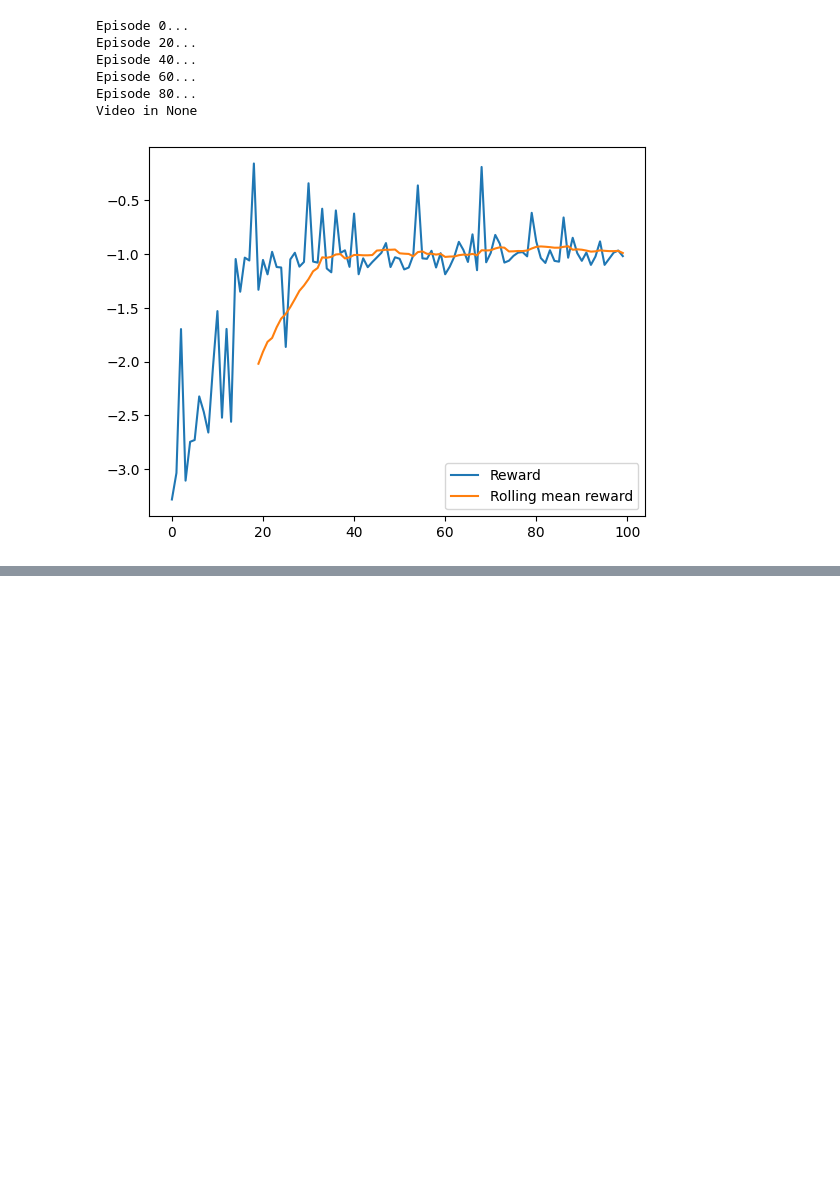
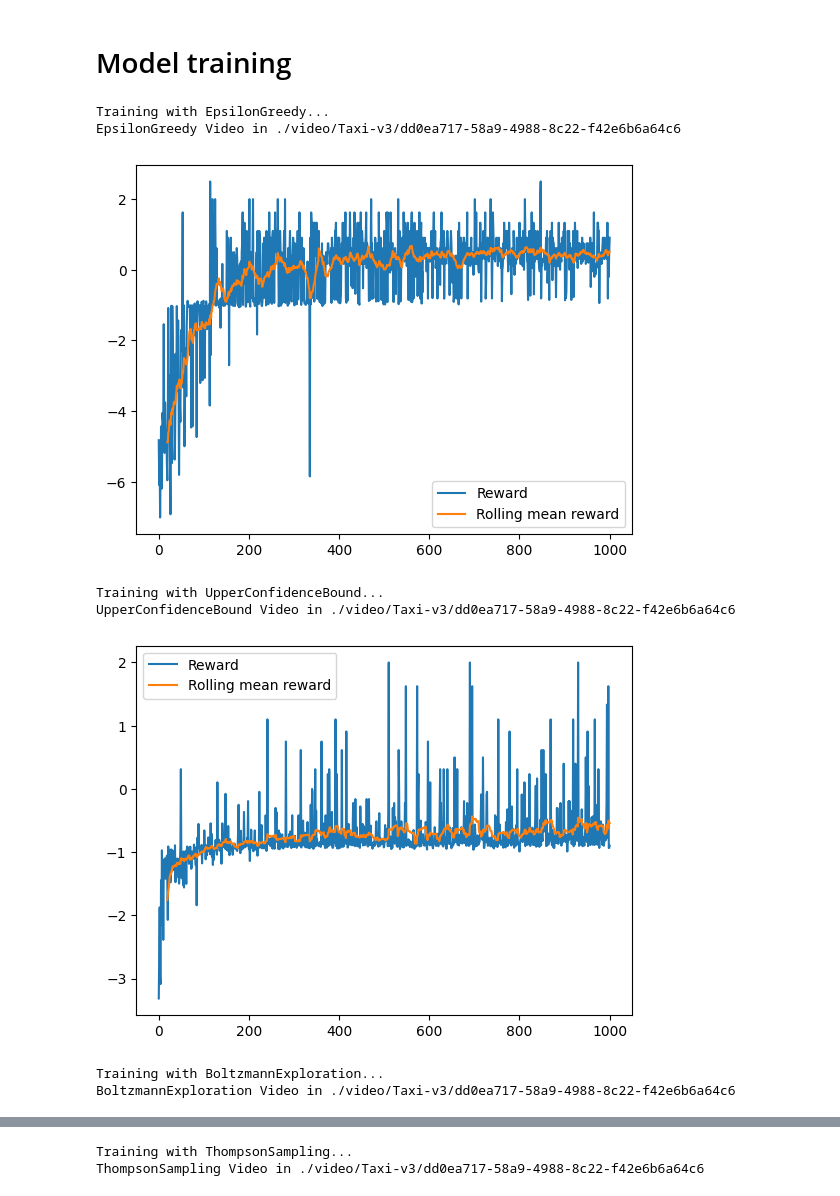
Before and after one commit to shmnrr/CS4049_ASS2, a Jupyter notebook: assessment2.ipynb, the cells around one changed output, grey strips where cells are left out. Saved outputs shown, nothing was run; the diff lists cells and outputs as text; code cells hidden in the pictures; blank space fills up the shorter version.

Commit message:
Thompson Sampling
gonna run experiments on neural tomorrow

```diff
--- a/assessment2.ipynb
+++ b/assessment2.ipynb
@@ -195,7 +201,7 @@ class EpsilonGreedy:
         if n < self.epsilon:
             action = np.random.randint(0, self.action_space)  # Random exploration
         else:
-            action = max(q, key=lambda a: a[1])[0]  # Exploitation, choose action with highest Q-value
+            action = np.argmax(q)  # Exploitation, choose action with highest Q-value
 
         if self.epsilon > 0.01:
             self.epsilon *= self.epsilon_decay  # Decay epsilon over time
@@ -383,9 +411,11 @@ class BoltzmannExploration:
+# %% [markdown]
+# Model training
 # %%
 # Create the environment without video recording
 env, folder_name = create_environment("Taxi-v3", False)
 
 # Train the agent using Upper Confidence Bound for action selection and QNeural for learning
-rewards = learn(env, 100, BoltzmannExploration, QTable)
+rewards = learn(env, 100, UpperConfidenceBound, QNeural, print_episodes = True)
 
 # Display information about video recording folder
 print(f"Video in {folder_name}")
@@ -403,11 +433,41 @@ plt.plot(rewards, label="Reward")
 plt.plot(average_reward, label="Rolling mean reward")
 plt.legend()
 plt.show()
-# %% [output]
-Episode 0...
-Episode 20...
-Episode 40...
-Episode 60...
-Episode 80...
-Video in None
-[figure, removed]
+# %%
+def train_and_plot(env, num_episodes, action_selections, learning_method, window=20):
+    for action_selection in action_selections:
+        print(f"Training with {action_selection.__name__}...")
+        # Train the agent using the specified action selection method and learning method
+        rewards = learn(env, num_episodes, action_selection, learning_method)
+
+        # Display information about video recording folder
+        print(f"{action_selection.__name__} Video in {folder_name}")
+
+        # Calculate rolling mean of rewards for smoother visualization
+        average_reward = [np.nan]*(window - 1)
+        for x in range(len(rewards) - window + 1):
+            average_reward.append(np.mean(rewards[x:x+window]))
+
+        # Plot the rewards and rolling mean rewards
+        plt.plot(rewards, label="Reward")
+        plt.plot(average_reward, label="Rolling mean reward")
+        plt.legend()
+        plt.show()
+
+# Create the environment with video recording
+env, folder_name = create_environment("Taxi-v3", True)
+
+# List of action selection methods
+action_selections = [EpsilonGreedy, UpperConfidenceBound, BoltzmannExploration, ThompsonSampling]
+
+# Call the function
+train_and_plot(env, 1001, action_selections, QTable)
+# %% [output]
+Training with EpsilonGreedy...
+EpsilonGreedy Video in ./video/Taxi-v3/dd0ea717-58a9-4988-8c22-f42e6b6a64c6
+[figure, added]
+Training with UpperConfidenceBound...
+UpperConfidenceBound Video in ./video/Taxi-v3/dd0ea717-58a9-4988-8c22-f42e6b6a64c6
+[figure, added]
+Training with BoltzmannExploration...
+BoltzmannExploration Video in ./video/Taxi-v3/dd0ea717-58a9-4988-8c22-f42e6b6a64c6
@@ -413,0 +475,2 @@ Video in None
+Training with ThompsonSampling...
+ThompsonSampling Video in ./video/Taxi-v3/dd0ea717-58a9-4988-8c22-f42e6b6a64c6
```
Also changed, not shown: parts of 10 cells of this notebook.
